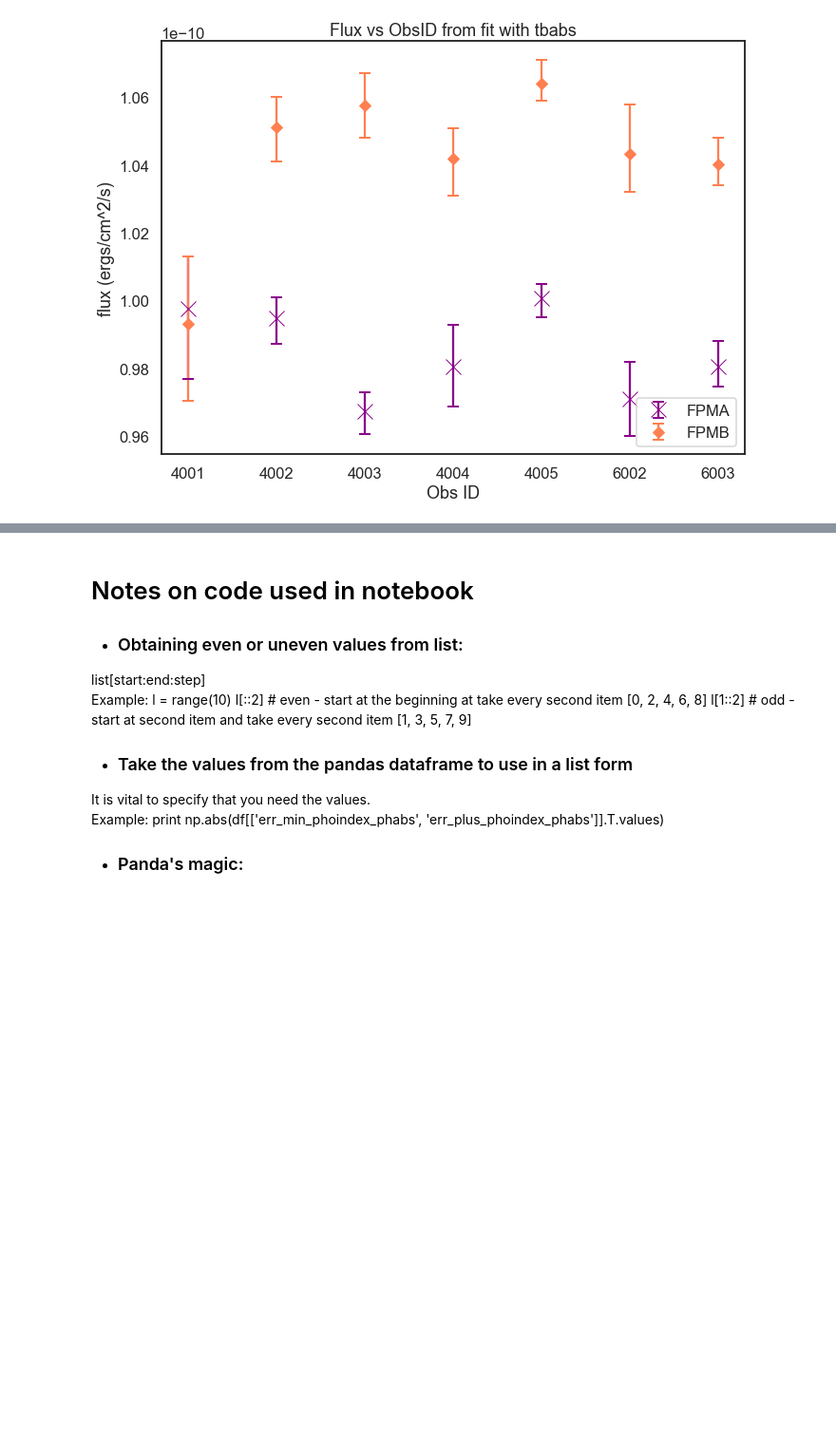
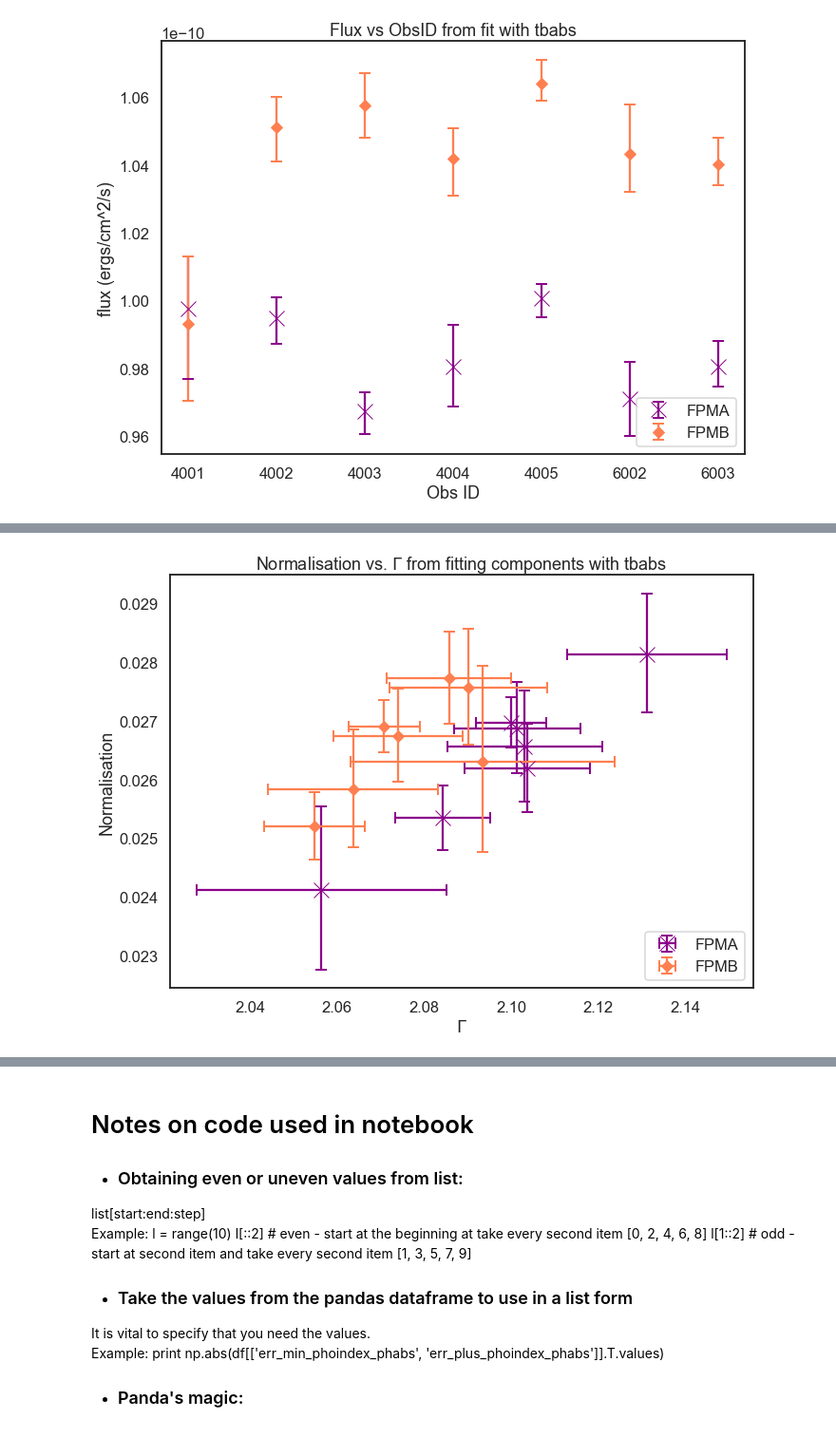
Before and after one commit to sstraal/G21.5-0.9, a Jupyter notebook: G21.5-0.9_NuSTAR_analysis.ipynb, the cells around one changed output, grey strips where cells are left out. Shown at 95% size. Drawn from its saved outputs; the diff is of its cells as text; code cells hidden in the pictures; blank space fills up the shorter version.

```diff
--- a/G21.5-0.9_NuSTAR_analysis.ipynb
+++ b/G21.5-0.9_NuSTAR_analysis.ipynb
@@ -198,0 +239,22 @@ plt.show()
+# %%
+fig = plt.figure(figsize=(11,8))
+ax = fig.add_subplot(1,1,1)
+
+xerrs0=np.abs(df[['err_min_phoindex_comp', 'err_plus_phoindex_comp']][::2].T.values)
+xerrs1=np.abs(df[['err_min_phoindex_comp', 'err_plus_phoindex_comp']][1::2].T.values)
+
+yerrs0=np.abs(df[['err_min_norm_comp', 'err_plus_norm_comp']][::2].T.values)
+yerrs1=np.abs(df[['err_min_norm_comp', 'err_plus_norm_comp']][1::2].T.values)
+
+# Even entries are the FPMA observations (count starts at 0), uneven entries are the FPMB observations
+plt.errorbar(df['phoindex_comp'][::2], df['norm_comp'][::2], xerr=xerrs0, yerr=yerrs0, fmt='x', markersize=16, color='darkmagenta', capsize=6, capthick=2, label ='FPMA')
+plt.errorbar(df['phoindex_comp'][1::2], df['norm_comp'][1::2], xerr=xerrs1, yerr=yerrs1, fmt='D', color='coral', capsize=6, capthick=2, label ='FPMB')
+
+plt.ylabel('Normalisation')
+plt.xlabel(r'$\Gamma$')
+plt.title(r'Normalisation vs. $\Gamma$ from fitting components with tbabs')
+
+plt.legend(loc=4)
+plt.show()
+# %% [output]
+[figure, added]
```
Also changed, not shown: parts of 13 cells of this notebook, 2 other files.
